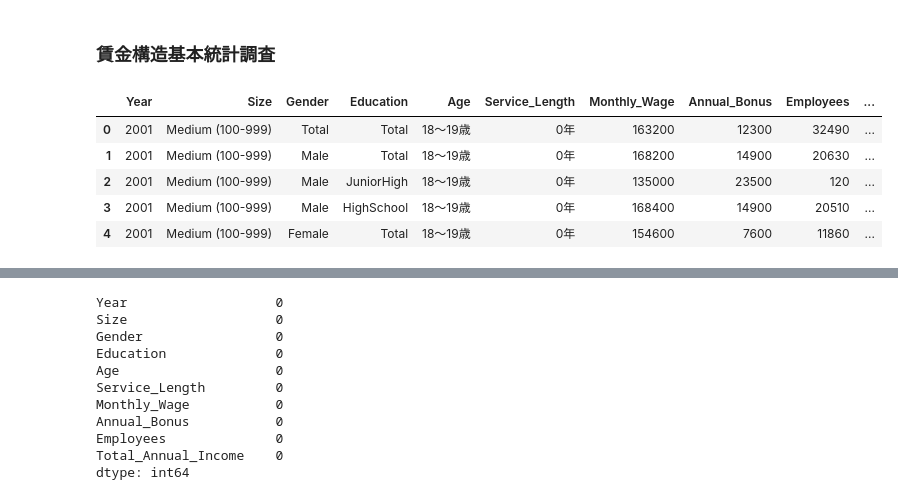
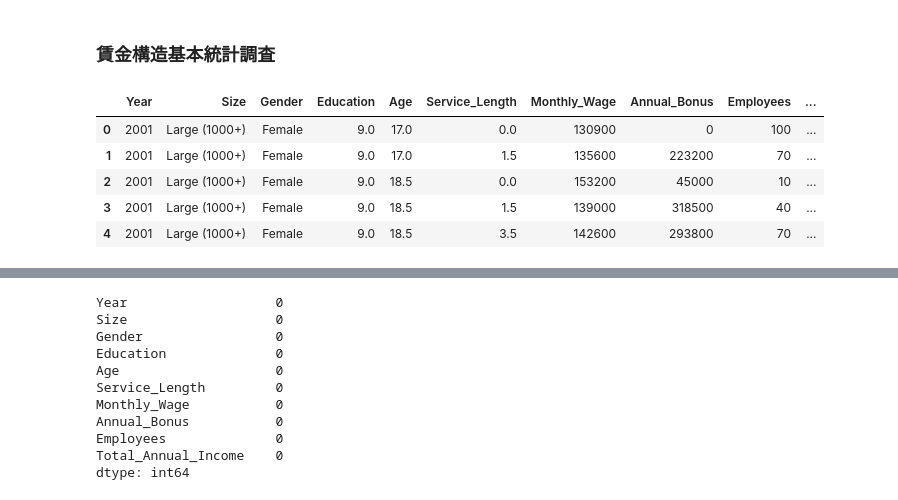
Before and after one commit to M-Yusei1001/K417_Capstone_G9, a Jupyter notebook: eda.ipynb, the cells around one changed output, grey strips where cells are left out. Drawn from its saved outputs; the diff is of its cells as text; code cells hidden in the pictures.

```diff
--- a/eda.ipynb
+++ b/eda.ipynb
@@ -145,12 +146,12 @@ all_data.to_csv('./data/maikin/fulltime_emp.csv', index=False, encoding='utf_8_s
 # %% [markdown]
 ### 賃金構造基本統計調査
 # %%
-wage_data = pd.read_csv("data/chingin/wage_structure_2001-2024.csv", encoding='utf_8_sig', low_memory=False)
+wage_data = pd.read_csv("data/chingin/wage_structure_manuf.csv", encoding='utf_8_sig', low_memory=False)
 wage_data.head()
 # %% [output]
 |  | Year | Size | Gender | Education | Age | Service_Length | Monthly_Wage | Annual_Bonus | Employees | ... |
-| 0 | 2001 | Medium (100-999) | Total | Total | 18～19歳 | 0年 | 163200 | 12300 | 32490 | ... |
-| 1 | 2001 | Medium (100-999) | Male | Total | 18～19歳 | 0年 | 168200 | 14900 | 20630 | ... |
-| 2 | 2001 | Medium (100-999) | Male | JuniorHigh | 18～19歳 | 0年 | 135000 | 23500 | 120 | ... |
-| 3 | 2001 | Medium (100-999) | Male | HighSchool | 18～19歳 | 0年 | 168400 | 14900 | 20510 | ... |
-| 4 | 2001 | Medium (100-999) | Female | Total | 18～19歳 | 0年 | 154600 | 7600 | 11860 | ... |
+| 0 | 2001 | Large (1000+) | Female | 9.0 | 17.0 | 0.0 | 130900 | 0 | 100 | ... |
+| 1 | 2001 | Large (1000+) | Female | 9.0 | 17.0 | 1.5 | 135600 | 223200 | 70 | ... |
+| 2 | 2001 | Large (1000+) | Female | 9.0 | 18.5 | 0.0 | 153200 | 45000 | 10 | ... |
+| 3 | 2001 | Large (1000+) | Female | 9.0 | 18.5 | 1.5 | 139000 | 318500 | 40 | ... |
+| 4 | 2001 | Large (1000+) | Female | 9.0 | 18.5 | 3.5 | 142600 | 293800 | 70 | ... |
```
Also changed, not shown: parts of 54 cells of this notebook, 16 other files.
